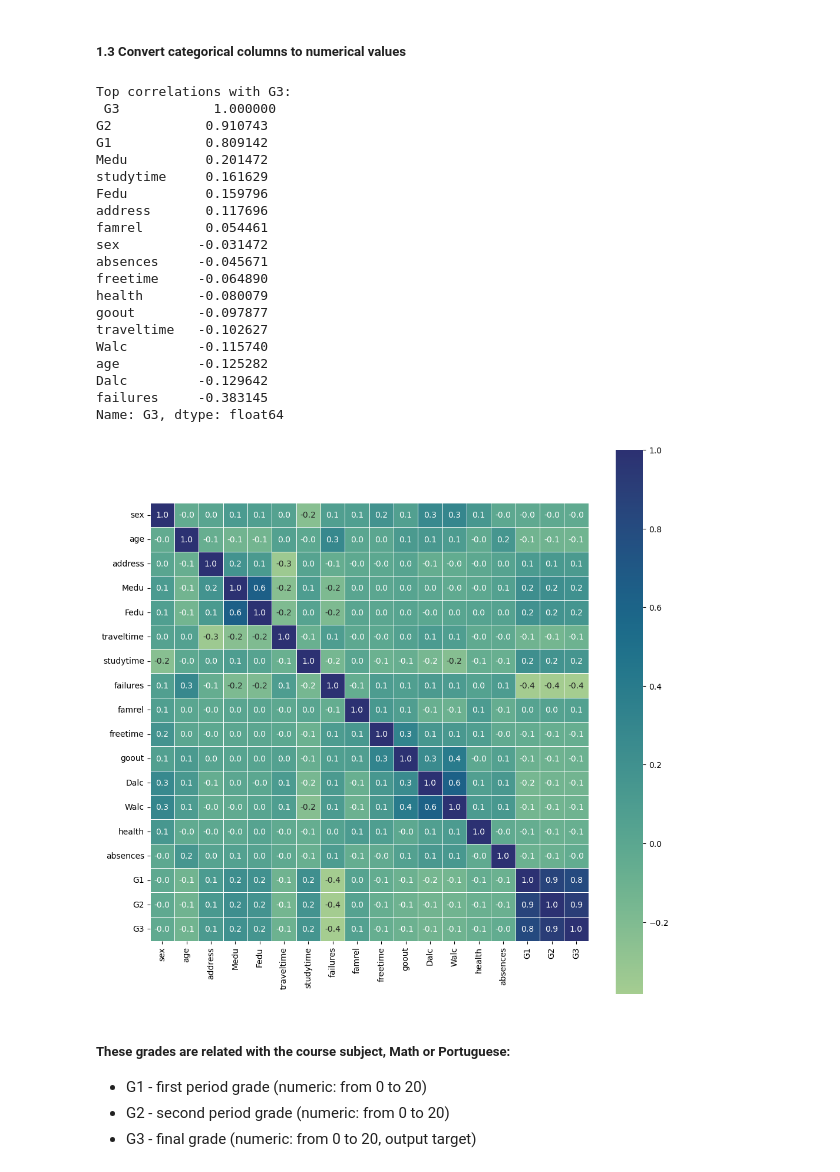
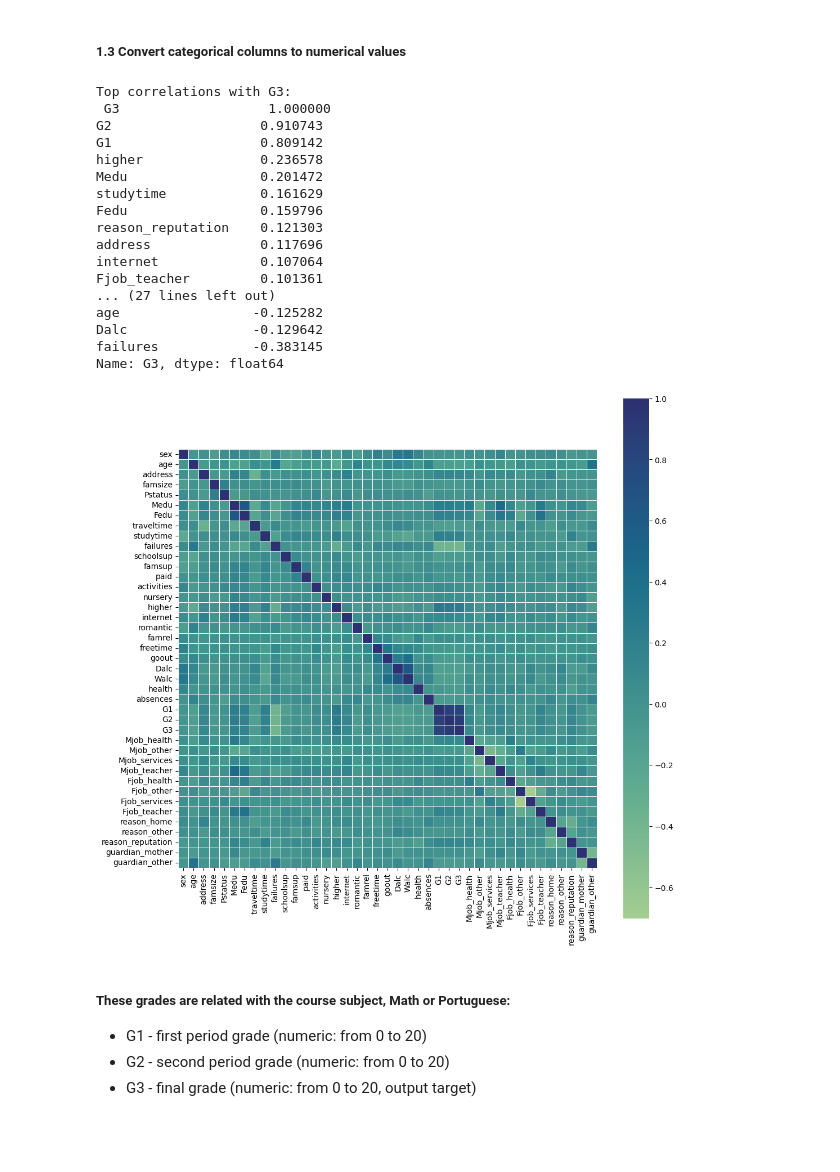
Before and after one commit to DolapoSalim/student-performance-analysis, a Jupyter notebook: scr/analysis.ipynb, the cells around one changed output. Cells and saved outputs as stored; diff of their text form; code cells hidden in the pictures; blank space fills up the shorter version.

```diff
--- a/scr/analysis.ipynb
+++ b/scr/analysis.ipynb
@@ -87,3 +93,12 @@ memory usage: 277.4+ KB
+# %%
+# Binary mapping
+binary_cols = ['sex', 'address', 'famsize', 'Pstatus', 'schoolsup', 'famsup', 'paid',
+               'activities', 'nursery', 'higher', 'internet', 'romantic']
+df_all[binary_cols] = df_all[binary_cols].replace({'yes': 1, 'no': 0, 'F': 0, 'M': 1, 'U': 1, 'R': 0,
+                                            'LE3': 0, 'GT3': 1, 'T': 1, 'A': 0})
+
+# One-hot encode nominal features
+df_all = pd.get_dummies(df_all, columns=['Mjob', 'Fjob', 'reason', 'guardian'], drop_first=True)
 # %%
 df_all
 # %% [output]
@@ -125,39 +169,36 @@ dtype: int64
 ##### 1.3 Convert categorical columns to numerical values
 # %%
 
-df_all['sex'] = df_all['sex'].map({'F': 0, 'M': 1})
-df_all['address'] = df_all['address'].map({'U': 1, 'R': 0})
+# df_all['sex'] = df_all['sex'].map({'F': 0, 'M': 1})
+# df_all['address'] = df_all['address'].map({'U': 1, 'R': 0})
 # %%
 # Examining the correlations between G3 and other numerical features.
 correlation = df_all.corr(numeric_only=True)['G3'].sort_values(ascending=False)
 print("Top correlations with G3:\n", correlation)
 # %% [output]
 Top correlations with G3:
- G3            1.000000
-G2            0.910743
-G1            0.809142
-Medu          0.201472
-studytime     0.161629
-Fedu          0.159796
-address       0.117696
-famrel        0.054461
-sex          -0.031472
-absences     -0.045671
-freetime     -0.064890
-health       -0.080079
-goout        -0.097877
-traveltime   -0.102627
-Walc         -0.115740
-age          -0.125282
-Dalc         -0.129642
-failures     -0.383145
+ G3                   1.000000
+G2                   0.910743
+G1                   0.809142
+higher               0.236578
+Medu                 0.201472
+studytime            0.161629
+Fedu                 0.159796
+reason_reputation    0.121303
+address              0.117696
+internet             0.107064
+Fjob_teacher         0.101361
+... (27 lines left out)
+age                 -0.125282
+Dalc                -0.129642
+failures            -0.383145
 Name: G3, dtype: float64
 # %%
 plt.figure(figsize=(12, 12))
-sns.heatmap(df_all.corr(numeric_only=True), cmap='crest', annot=True, fmt="0.1f", linewidths=0.5, cbar=True, square=True)
+sns.heatmap(df_all.corr(numeric_only=True), cmap='crest', linewidths=0.5, cbar=True, square=True)
 plt.show()
 # %% [output]
-[figure, old version]
+[figure, new version]
 # %% [markdown]
 ##### These grades are related with the course subject, Math or Portuguese:
 - G1 - first period grade (numeric: from 0 to 20)
```
Also changed, not shown: parts of 10 cells of this notebook.
